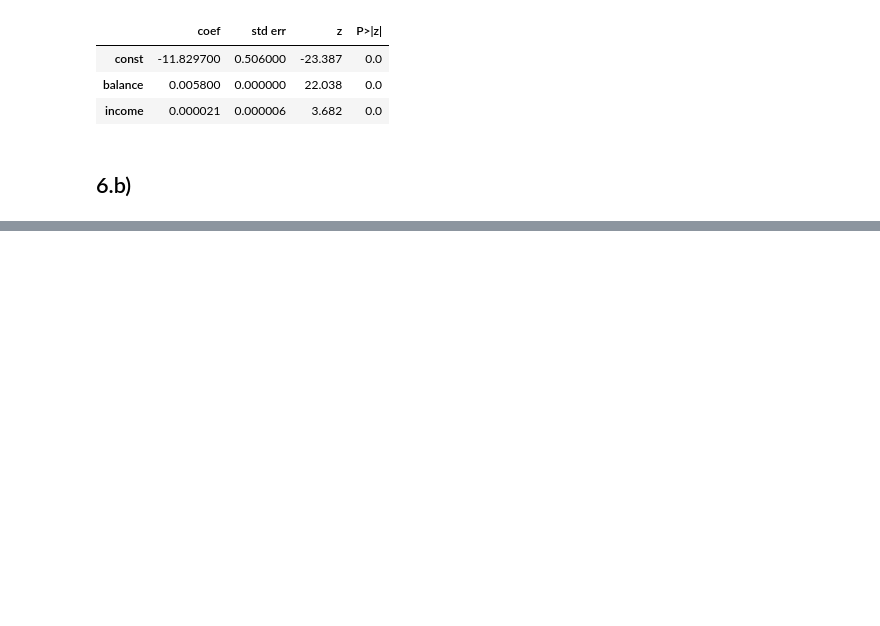
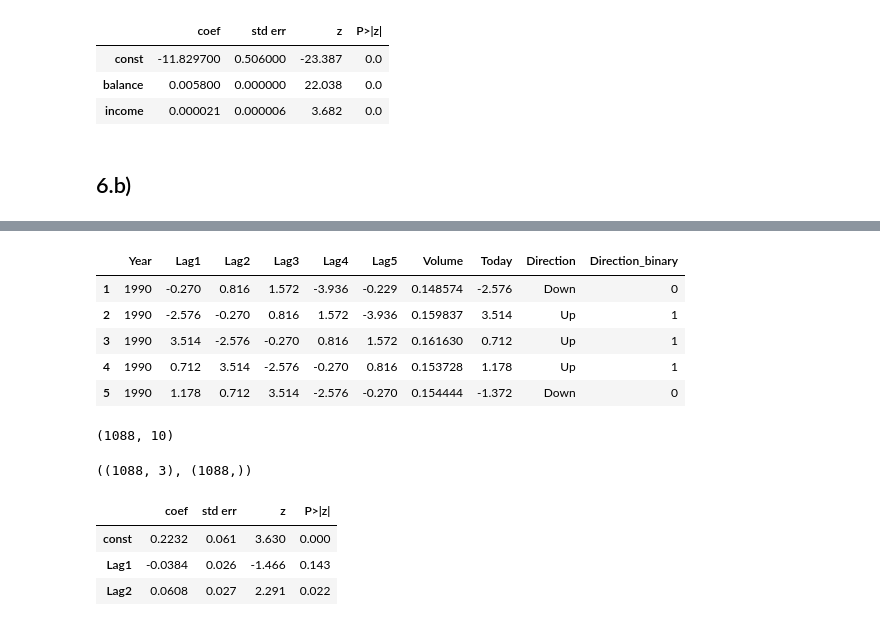
Before and after one commit to Abdoul1996/Statistic-learning, a Jupyter notebook: Homework/homework_5.ipynb, the cells around one changed output, grey strips where cells are left out. Drawn from its saved outputs; the diff is of its cells as text; code cells hidden in the pictures; blank space fills up the shorter version.

```diff
--- a/Homework/homework_5.ipynb
+++ b/Homework/homework_5.ipynb
@@ -313,0 +415,15 @@ TypeError: boot_fn() got an unexpected keyword argument 'B'
+# %%
+# Drop the first row (index 0)
+train_data = Weekly.iloc[1:]  # all but the first
+train_data.head()
+# %% [output]
+|  | Year | Lag1 | Lag2 | Lag3 | Lag4 | Lag5 | Volume | Today | Direction | Direction_binary |
+| 1 | 1990 | -0.270 | 0.816 | 1.572 | -3.936 | -0.229 | 0.148574 | -2.576 | Down | 0 |
+| 2 | 1990 | -2.576 | -0.270 | 0.816 | 1.572 | -3.936 | 0.159837 | 3.514 | Up | 1 |
+| 3 | 1990 | 3.514 | -2.576 | -0.270 | 0.816 | 1.572 | 0.161630 | 0.712 | Up | 1 |
+| 4 | 1990 | 0.712 | 3.514 | -2.576 | -0.270 | 0.816 | 0.153728 | 1.178 | Up | 1 |
+| 5 | 1990 | 1.178 | 0.712 | 3.514 | -2.576 | -0.270 | 0.154444 | -1.372 | Down | 0 |
+# %%
+train_data.shape
+# %% [output]
+(1088, 10)
@@ -313,0 +434,4 @@ TypeError: boot_fn() got an unexpected keyword argument 'B'
+# %%
+X_train.shape, y_train.shape
+# %% [output]
+((1088, 3), (1088,))
@@ -313,0 +441,7 @@ TypeError: boot_fn() got an unexpected keyword argument 'B'
+# %%
+summarize(model_b)
+# %% [output]
+|  | coef | std err | z | P>|z| |
+| const | 0.2232 | 0.061 | 3.630 | 0.000 |
+| Lag1 | -0.0384 | 0.026 | -1.466 | 0.143 |
+| Lag2 | 0.0608 | 0.027 | 2.291 | 0.022 |
```
Also changed, not shown: parts of 29 cells of this notebook.
